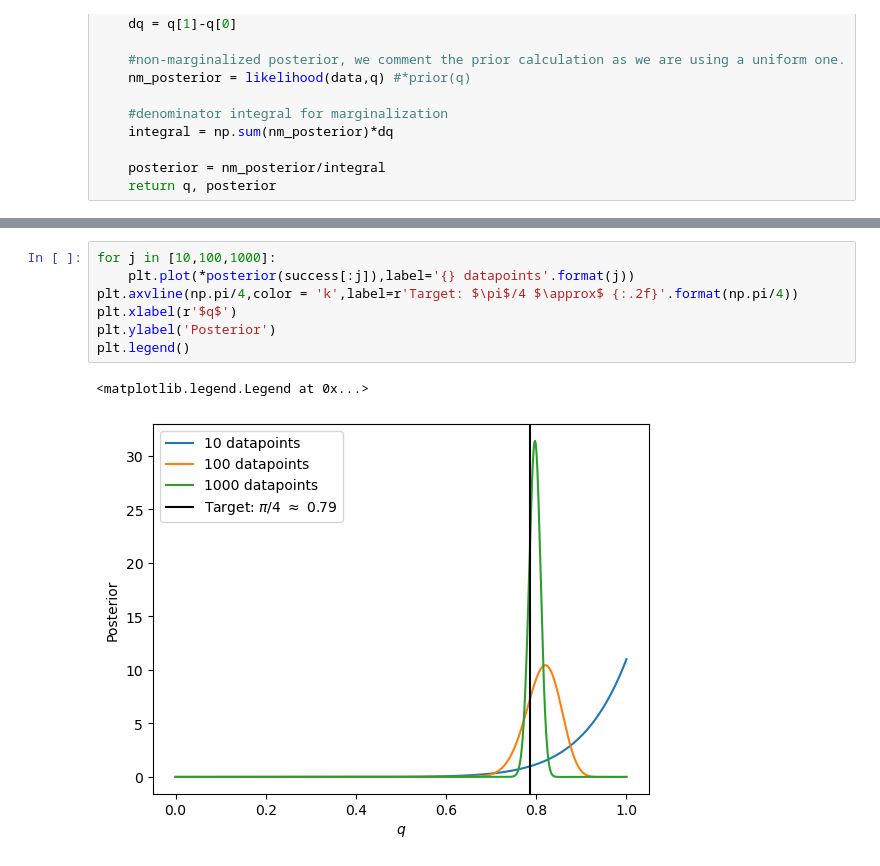
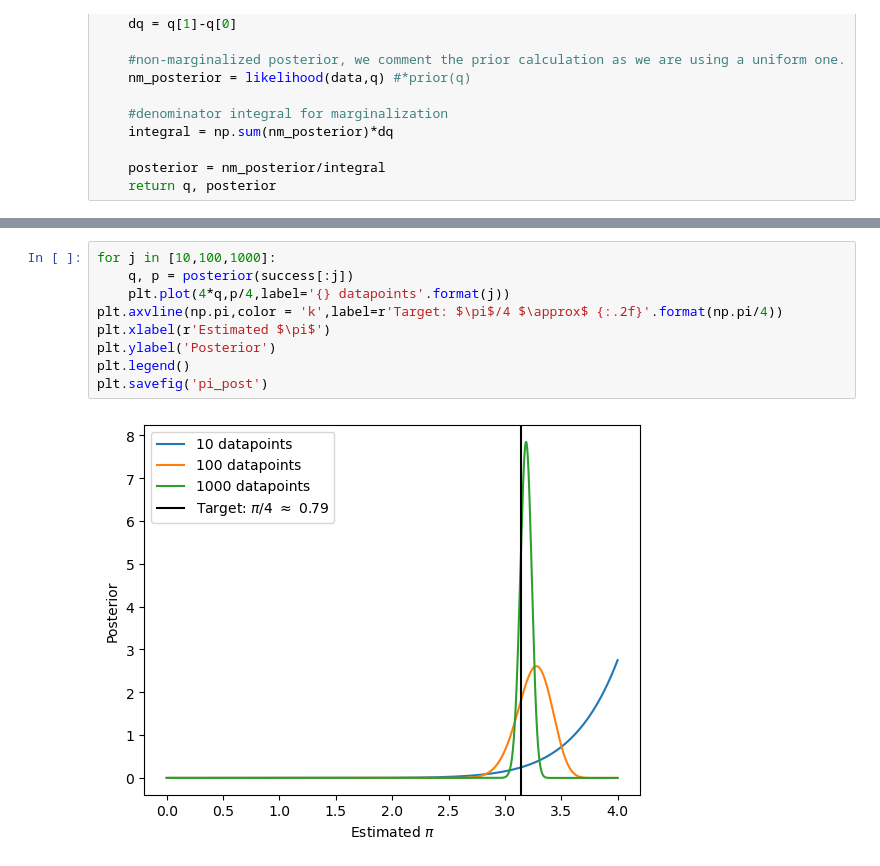
Before and after one commit to PessoaP/blog, a Jupyter notebook: Coins/PI.ipynb, the cells around one changed output, grey strips where cells are left out. Drawn from its saved outputs; the diff is of its cells as text.

```diff
--- a/Coins/PI.ipynb
+++ b/Coins/PI.ipynb
@@ -62,10 +125,11 @@ def posterior(data,precision=1000000):
 # %%
 for j in [10,100,1000]:
-    plt.plot(*posterior(success[:j]),label='{} datapoints'.format(j))
-plt.axvline(np.pi/4,color = 'k',label=r'Target: $\pi$/4 $\approx$ {:.2f}'.format(np.pi/4))
-plt.xlabel(r'$q$')
+    q, p = posterior(success[:j])
+    plt.plot(4*q,p/4,label='{} datapoints'.format(j))
+plt.axvline(np.pi,color = 'k',label=r'Target: $\pi$/4 $\approx$ {:.2f}'.format(np.pi/4))
+plt.xlabel(r'Estimated $\pi$')
 plt.ylabel('Posterior')
 plt.legend()
+plt.savefig('pi_post')
 # %% [output]
-<matplotlib.legend.Legend at 0x...>
-[figure, old version]
+[figure, new version]
```
Also changed, not shown: parts of 43 cells of this notebook.
